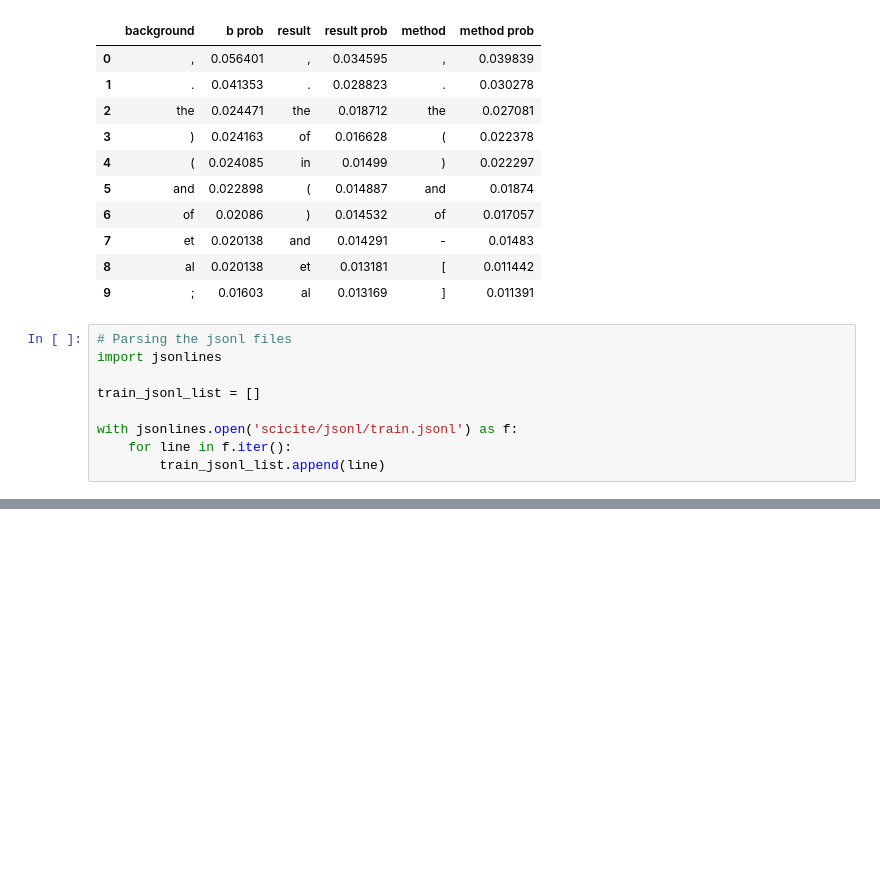
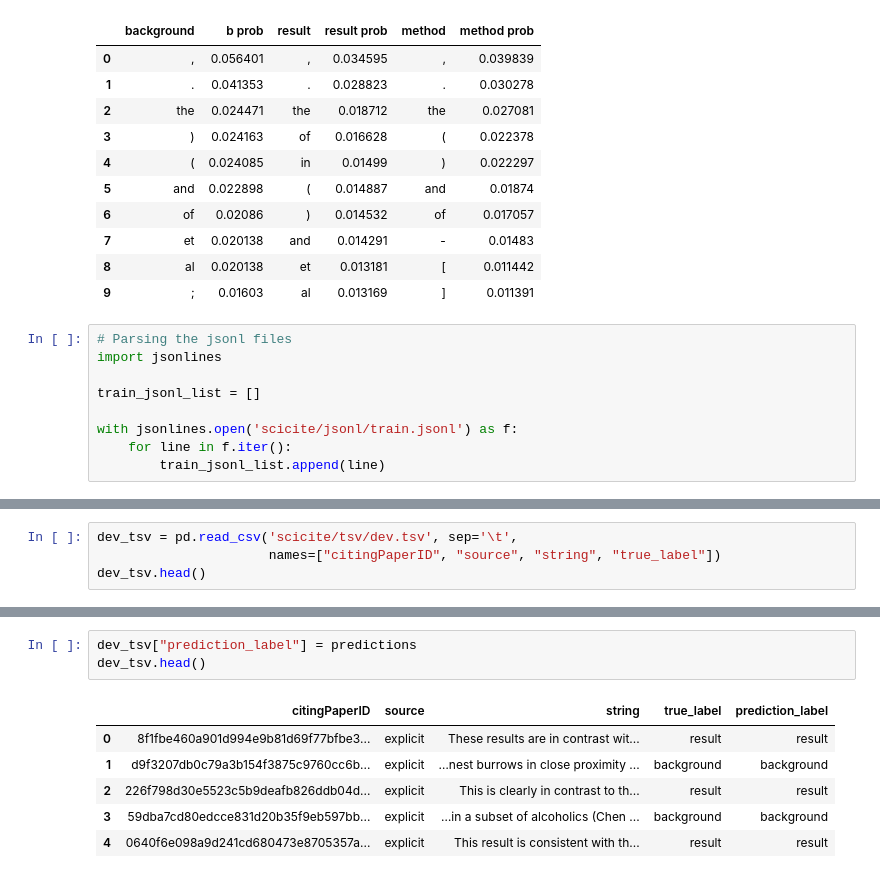
Before and after one commit to ChrisBagdon/Citation_Classification, a Jupyter notebook: tools.ipynb, the cells around one changed output, grey strips where cells are left out. Saved outputs shown, nothing was run; the diff lists cells and outputs as text; blank space fills up the shorter version.

```diff
--- a/tools.ipynb
+++ b/tools.ipynb
@@ -323,0 +332,4 @@ train_jsonl.head()
+# %%
+dev_tsv = pd.read_csv('scicite/tsv/dev.tsv', sep='\t',
+                      names=["citingPaperID", "source", "string", "true_label"])
+dev_tsv.head()
@@ -323,0 +343,10 @@ train_jsonl.head()
+# %%
+dev_tsv["prediction_label"] = predictions
+dev_tsv.head()
+# %% [output]
+|  | citingPaperID | source | string | true_label | prediction_label |
+| 0 | 8f1fbe460a901d994e9b81d69f77bfbe3... | explicit | These results are in contrast wit... | result | result |
+| 1 | d9f3207db0c79a3b154f3875c9760cc6b... | explicit | …nest burrows in close proximity ... | background | background |
+| 2 | 226f798d30e5523c5b9deafb826ddb04d... | explicit | This is clearly in contrast to th... | result | result |
+| 3 | 59dba7cd80edcce831d20b35f9eb597bb... | explicit | …in a subset of alcoholics (Chen ... | background | background |
+| 4 | 0640f6e098a9d241cd680473e8705357a... | explicit | This result is consistent with th... | result | result |
```
Also changed, not shown: parts of 8 cells of this notebook, 1 other file.
